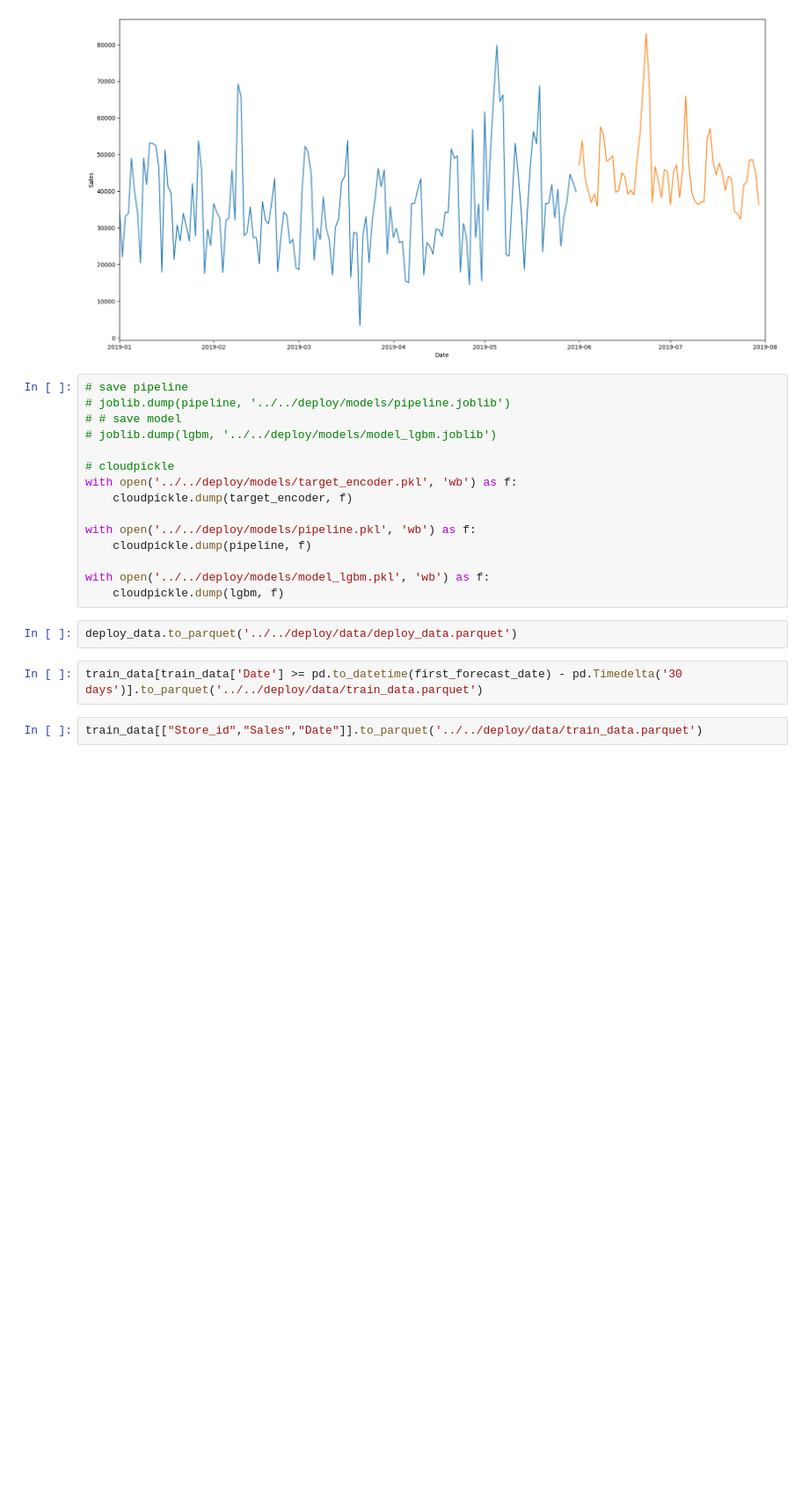
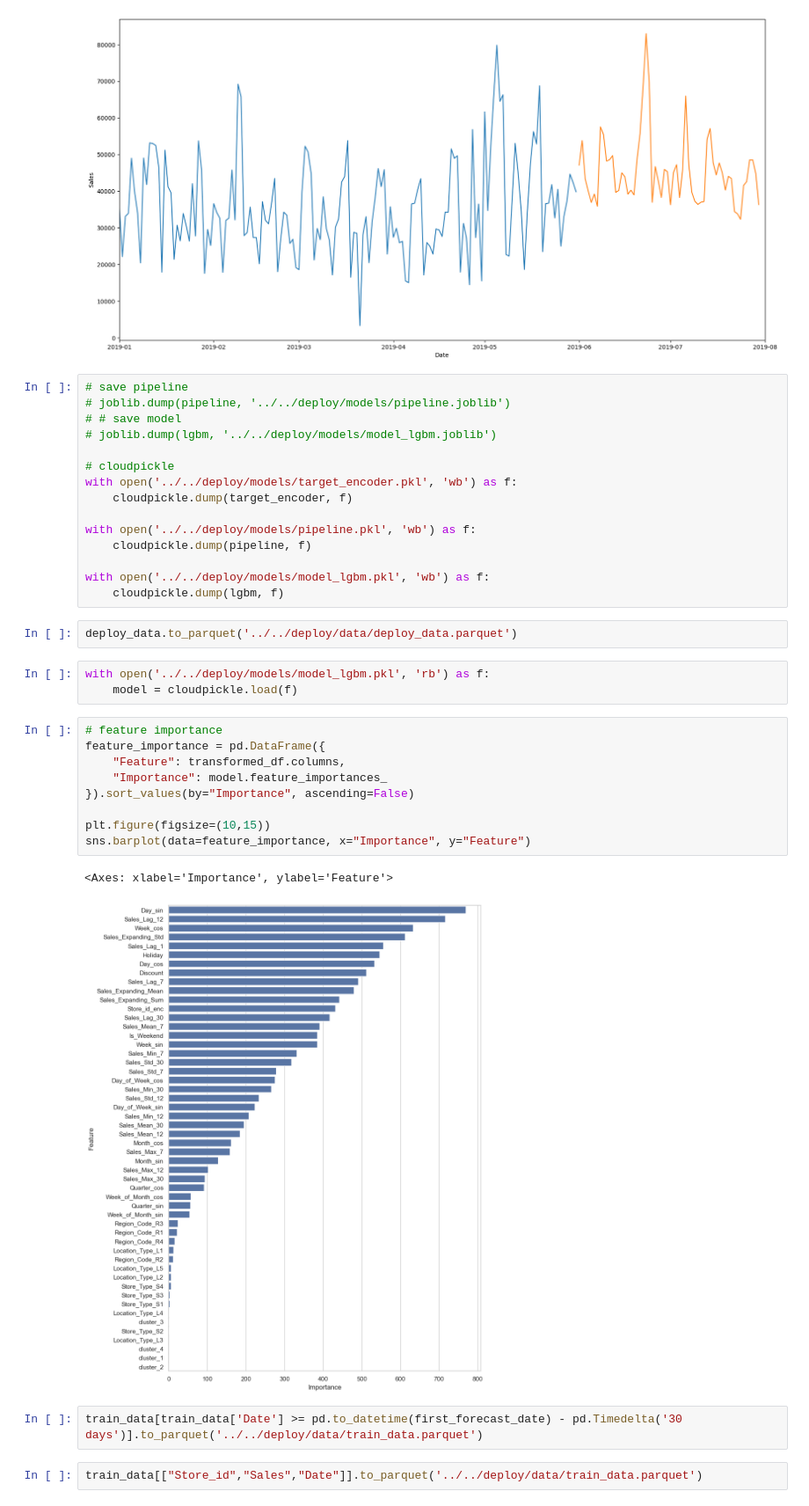
Before and after one commit to gautamnaik1994/SalesForecasting_ML_CaseStudy, a Jupyter notebook: notebooks/modelling/05.MLAlgo_RecursiveForecasting.ipynb, the cells around one changed output. Shown at 88% size. Saved outputs shown, nothing was run; the diff lists cells and outputs as text; blank space fills up the shorter version.

```diff
--- a/notebooks/modelling/05.MLAlgo_RecursiveForecasting.ipynb
+++ b/notebooks/modelling/05.MLAlgo_RecursiveForecasting.ipynb
@@ -443,6 +435,21 @@ with open('../../deploy/models/model_lgbm.pkl', 'wb') as f:
     cloudpickle.dump(lgbm, f)
 # %%
 deploy_data.to_parquet('../../deploy/data/deploy_data.parquet')
+# %%
+with open('../../deploy/models/model_lgbm.pkl', 'rb') as f:
+    model = cloudpickle.load(f)
+# %%
+# feature importance
+feature_importance = pd.DataFrame({
+    "Feature": transformed_df.columns,
+    "Importance": model.feature_importances_
+}).sort_values(by="Importance", ascending=False)
+
+plt.figure(figsize=(10,15))
+sns.barplot(data=feature_importance, x="Importance", y="Feature")
+# %% [output]
+<Axes: xlabel='Importance', ylabel='Feature'>
+[figure, added]
 # %%
 train_data[train_data['Date'] >= pd.to_datetime(first_forecast_date) - pd.Timedelta('30 days')].to_parquet('../../deploy/data/train_data.parquet')
 # %%
```
Also changed, not shown: parts of 16 cells of this notebook, 10 other files.
